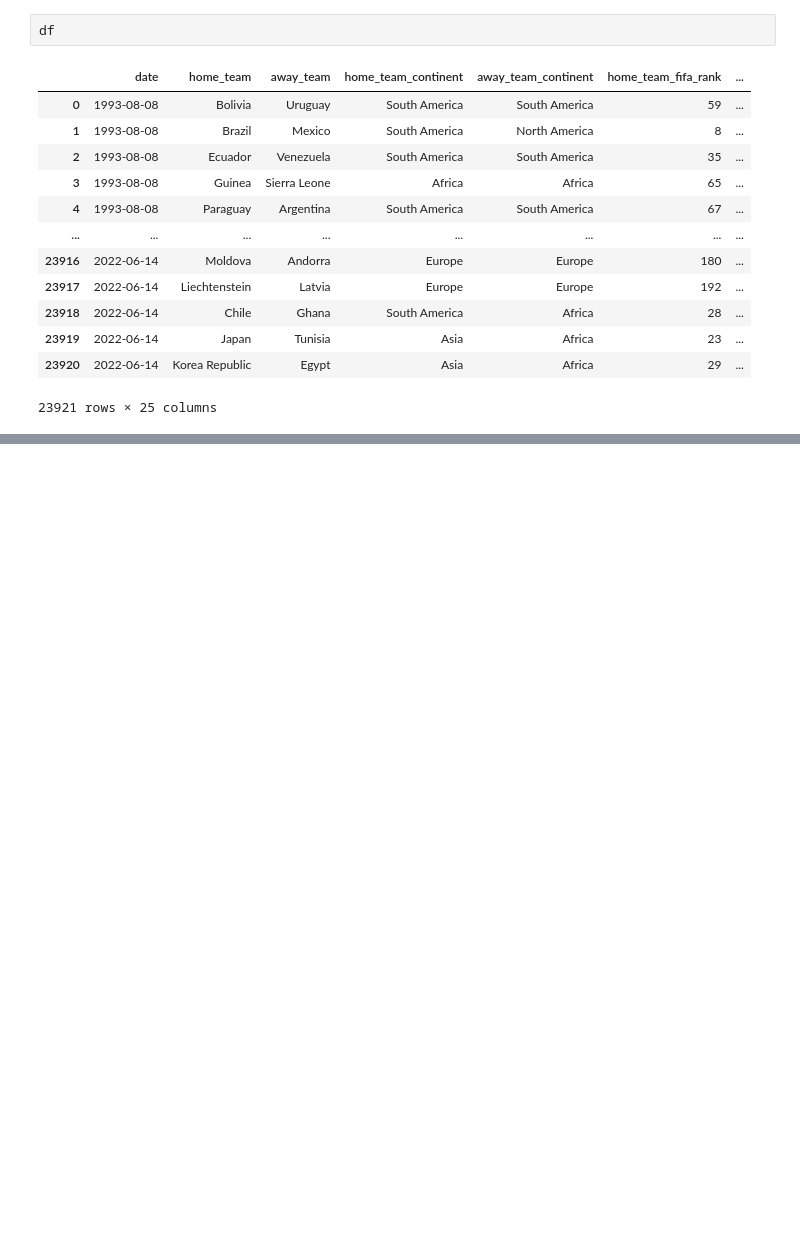
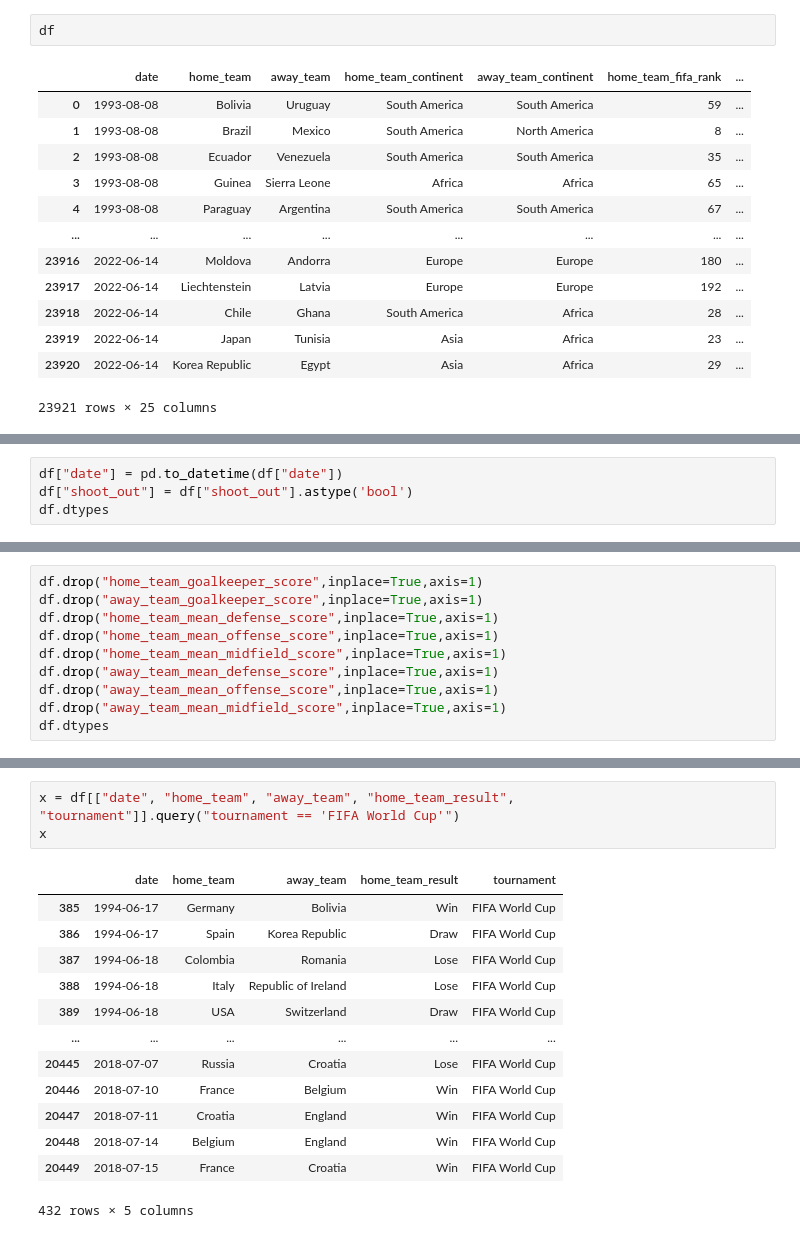
Before and after one commit to JavierCantoH/Fontys-DataScienceProject, a Jupyter notebook: Project World Cup.ipynb, the cells around one changed output, grey strips where cells are left out. Cells and saved outputs as stored; diff of their text form; blank space fills up the shorter version.

```diff
--- a/Project World Cup.ipynb
+++ b/Project World Cup.ipynb
@@ -48,0 +112,4 @@ Index(['date', 'home_team', 'away_team', 'home_team_continent',
+# %%
+df["date"] = pd.to_datetime(df["date"])
+df["shoot_out"] = df["shoot_out"].astype('bool')
+df.dtypes
@@ -48,0 +136,10 @@ Index(['date', 'home_team', 'away_team', 'home_team_continent',
+# %%
+df.drop("home_team_goalkeeper_score",inplace=True,axis=1)
+df.drop("away_team_goalkeeper_score",inplace=True,axis=1)
+df.drop("home_team_mean_defense_score",inplace=True,axis=1)
+df.drop("home_team_mean_offense_score",inplace=True,axis=1)
+df.drop("home_team_mean_midfield_score",inplace=True,axis=1)
+df.drop("away_team_mean_defense_score",inplace=True,axis=1)
+df.drop("away_team_mean_offense_score",inplace=True,axis=1)
+df.drop("away_team_mean_midfield_score",inplace=True,axis=1)
+df.dtypes
@@ -48,0 +181,17 @@ Index(['date', 'home_team', 'away_team', 'home_team_continent',
+# %%
+x = df[["date", "home_team", "away_team", "home_team_result", "tournament"]].query("tournament == 'FIFA World Cup'")
+x
+# %% [output]
+|  | date | home_team | away_team | home_team_result | tournament |
+| 385 | 1994-06-17 | Germany | Bolivia | Win | FIFA World Cup |
+| 386 | 1994-06-17 | Spain | Korea Republic | Draw | FIFA World Cup |
+| 387 | 1994-06-18 | Colombia | Romania | Lose | FIFA World Cup |
+| 388 | 1994-06-18 | Italy | Republic of Ireland | Lose | FIFA World Cup |
+| 389 | 1994-06-18 | USA | Switzerland | Draw | FIFA World Cup |
+| ... | ... | ... | ... | ... | ... |
+| 20445 | 2018-07-07 | Russia | Croatia | Lose | FIFA World Cup |
+| 20446 | 2018-07-10 | France | Belgium | Win | FIFA World Cup |
+| 20447 | 2018-07-11 | Croatia | England | Win | FIFA World Cup |
+| 20448 | 2018-07-14 | Belgium | England | Win | FIFA World Cup |
+| 20449 | 2018-07-15 | France | Croatia | Win | FIFA World Cup |
+432 rows × 5 columns
```
Also changed, not shown: parts of 25 cells of this notebook.
